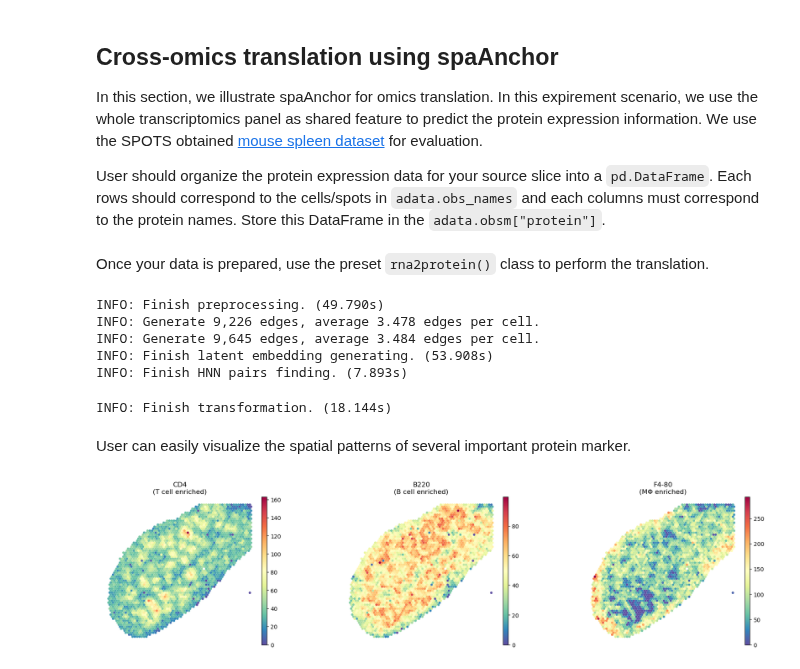
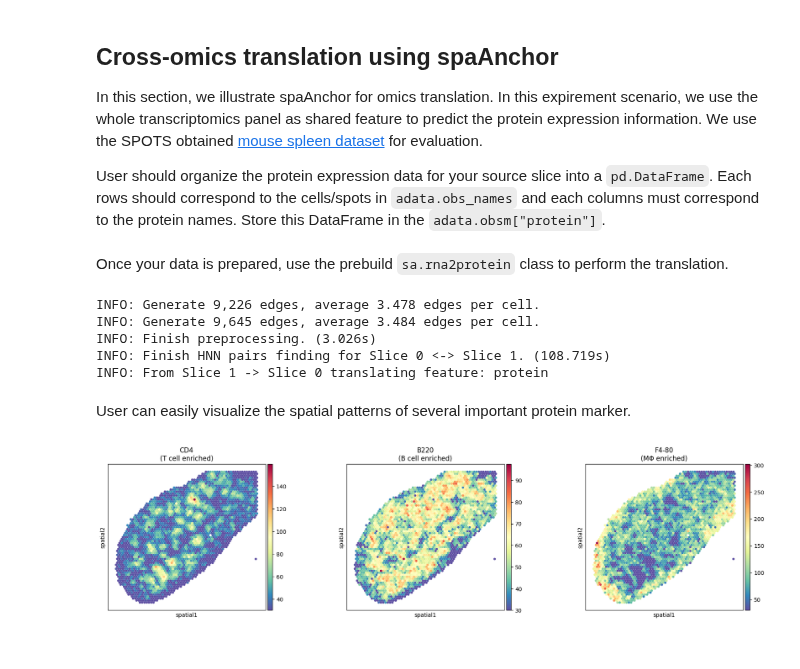
Before and after one commit to hannshu/spaAnchor-docs, a Jupyter notebook: docs/source/omics_translation.ipynb, the cells around one changed output. Drawn from its saved outputs; the diff is of its cells as text; code cells hidden in the pictures.

```diff
--- a/docs/source/omics_translation.ipynb
+++ b/docs/source/omics_translation.ipynb
@@ -13,33 +13,32 @@ import spaAnchor as sa
 import scanpy as sc
 import pandas as pd
 
-adata0 = sc.read("/mnt/sde/data/spleen_rna_protein/spleen_rep1_rna.h5ad")
-adata1 = sc.read("/mnt/sde/data/spleen_rna_protein/spleen_rep2_rna.h5ad")
-adata1_omics = sc.read("/mnt/sde/data/spleen_rna_protein/spleen_rep2_adt.h5ad")
+adata0 = sc.read("data/cross_omics_translation/spleen_rep1_rna.h5ad")
+adata1 = sc.read("data/cross_omics_translation/spleen_rep2_rna.h5ad")
+adata1_omics = sc.read("data/cross_omics_translation/spleen_rep2_adt.h5ad")
 
 adata0.var_names_make_unique()
 adata1.var_names_make_unique()
 adata1.obsm["protein"]= pd.DataFrame(adata1_omics.X.toarray(), index=adata1_omics.obs_names, columns=adata1_omics.var_names)
 # %% [markdown]
-Once your data is prepared, use the preset `rna2protein()` class to perform the translation.
+Once your data is prepared, use the prebuild `sa.rna2protein` class to perform the translation.
 # %%
 model = sa.rna2protein()
 predicted_result = model([adata0.copy(), adata1.copy()])
 # %% [output]
-INFO: Finish preprocessing. (49.790s)
 INFO: Generate 9,226 edges, average 3.478 edges per cell.
 INFO: Generate 9,645 edges, average 3.484 edges per cell.
-INFO: Finish latent embedding generating. (53.908s)
-INFO: Finish HNN pairs finding. (7.893s)
+INFO: Finish preprocessing. (3.026s)
+INFO: Finish HNN pairs finding for Slice 0 <-> Slice 1. (108.719s)
+INFO: From Slice 1 -> Slice 0 translating feature: protein
-INFO: Finish transformation. (18.144s)
 # %% [markdown]
 User can easily visualize the spatial patterns of several important protein marker.
 # %%
 adata0.obs_names += "-0"
 viz_protein = ["CD4", "B220_CD45R", "F4_80"]
-adata0.obs[[f"pred_{adt}" for adt in viz_protein]] = predicted_result[0]["protein"][viz_protein]
+adata0.obs[[f"pred_{adt}" for adt in viz_protein]] = predicted_result[0]["protein_from_1"][viz_protein]
 sc.pl.spatial(adata0, color=[f"pred_{adt}" for adt in viz_protein],
               title=["CD4\n(T cell enriched)", "B220\n(B cell enriched)", "F4-80\n(MΦ enriched)"],
-              img_key=None, frameon=False, spot_size=35, cmap="Spectral_r")
+              img_key=None, vmin=30, spot_size=35, cmap="Spectral_r")
 # %% [output]
-[figure, old version]
+[figure, new version]
```
Also changed, not shown: 14 other files.
